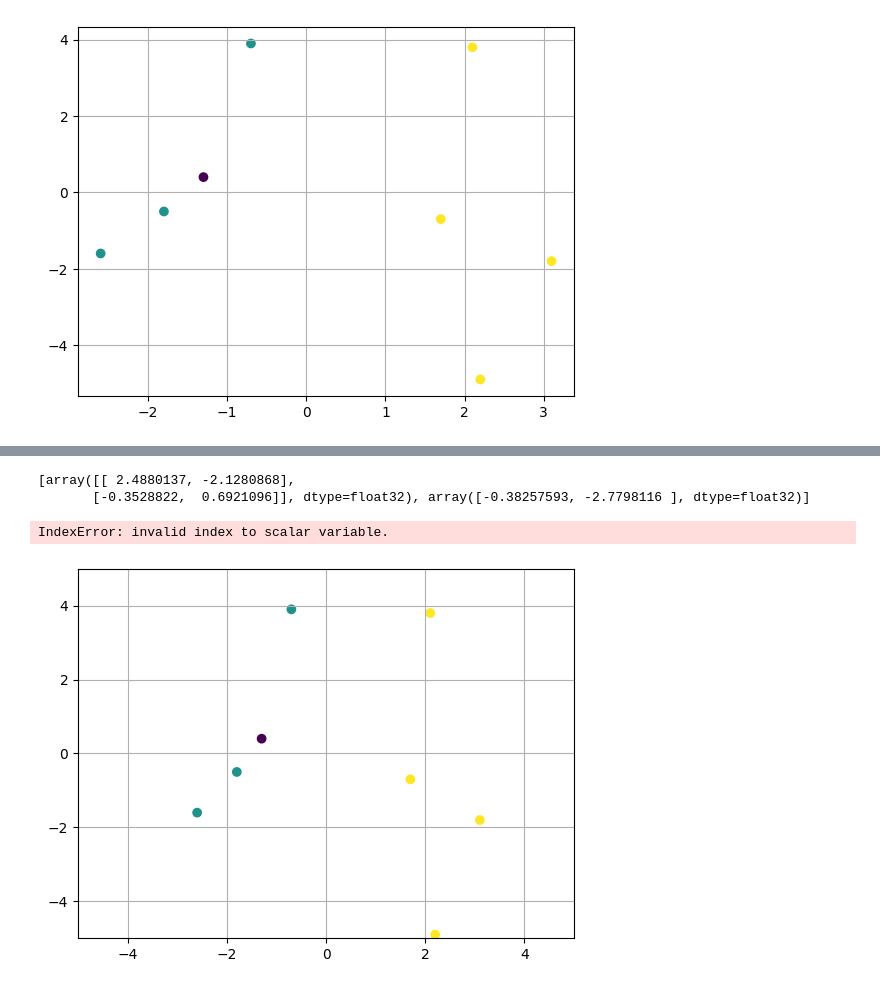
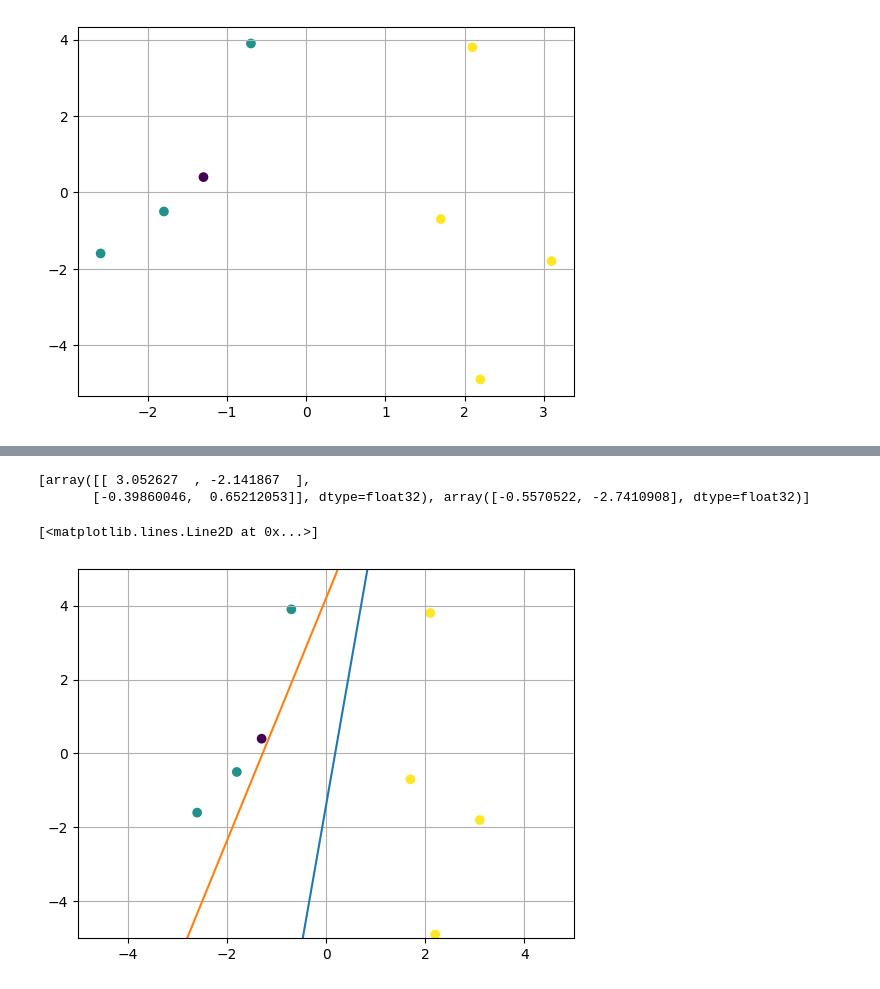
Before and after one commit to gametwix/Neuroinformatics, a Jupyter notebook: Lab1/main.ipynb, the cells around one changed output, grey strips where cells are left out. Saved outputs shown, nothing was run; the diff lists cells and outputs as text; code cells hidden in the pictures.

```diff
--- a/Lab1/main.ipynb
+++ b/Lab1/main.ipynb
@@ -232,18 +188,18 @@ Epoch 50/50
 # %%
 weights = perceptron_four_classes.layers[0].get_weights()
 print(weights)
-f1 = lambda x: (weights[0][0][0]*x  + weights[1][0][0]) / -weights[0][1]
-f2 = lambda x: (weights[0][1][0]*x  + weights[1][1][0]) / -weights[1][1]
+discriminant_line1 = lambda x: (weights[0][0][0]*x  + weights[1][0]) / -weights[0][1][0]
+discriminant_line2 = lambda x: (weights[0][0][1]*x  + weights[1][1]) / -weights[0][1][1]
 # %% [output]
-[array([[ 2.4880137, -2.1280868],
-       [-0.3528822,  0.6921096]], dtype=float32), array([-0.38257593, -2.7798116 ], dtype=float32)]
+[array([[ 3.052627  , -2.141867  ],
+       [-0.39860046,  0.65212053]], dtype=float32), array([-0.5570522, -2.7410908], dtype=float32)]
 # %%
 plt.grid()
 plt.scatter([x[0] for x in X_four_train ], [x[1] for x in X_four_train ],c = [y[0]*2 + y[1] for y in y_four_train])
-plt.ylim(-5,5)
-plt.xlim(-5,5)
-plt.plot([-6,6], [f1(-6),f1(6)])
-plt.plot([-6,6], [f2(-6),f2(6)])
+plt.ylim(-5, 5)
+plt.xlim(-5, 5)
+plt.plot([-6, 6], [discriminant_line1(-6), discriminant_line1(6)])
+plt.plot([-6, 6], [discriminant_line2(-6), discriminant_line2(6)])
 # %% [output]
-IndexError: invalid index to scalar variable.
+[<matplotlib.lines.Line2D at 0x...>]
-[figure, old version]
+[figure, new version]
```
Also changed, not shown: parts of 28 cells of this notebook.
